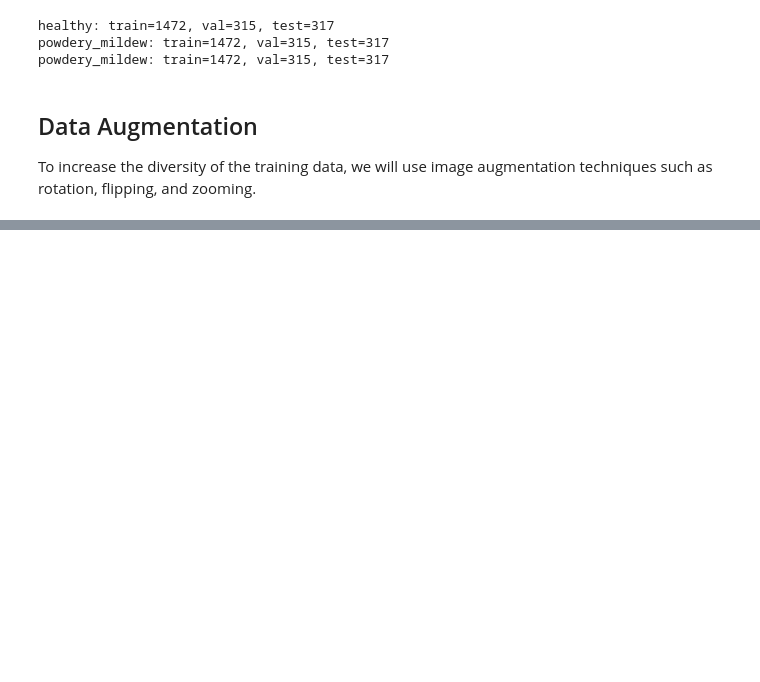
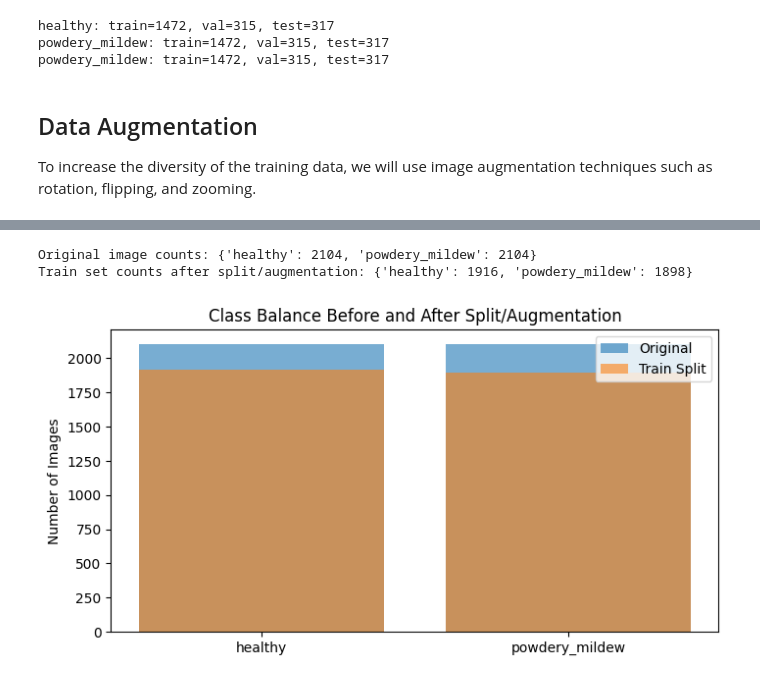
Before and after one commit to elhaj101/mildew-detector, a Jupyter notebook: jupyter_notebooks/DataCollection.ipynb, the cells around one changed output, grey strips where cells are left out. Cells and saved outputs as stored; diff of their text form; code cells hidden in the pictures; blank space fills up the shorter version.

```diff
--- a/jupyter_notebooks/DataCollection.ipynb
+++ b/jupyter_notebooks/DataCollection.ipynb
@@ -122,0 +104,27 @@ plt.show()
+# %%
+# Show class balance before and after augmentation
+from collections import Counter
+
+# Count original images
+orig_counts = {'healthy': len(healthy_images), 'powdery_mildew': len(mildew_images)}
+
+# Count images in split/train after augmentation (if augmentation was saved, otherwise just count train images)
+train_healthy = glob(os.path.join('../data/split/healthy/train', '*.JPG'))
+train_mildew = glob(os.path.join('../data/split/powdery_mildew/train', '*.JPG'))
+aug_counts = {'healthy': len(train_healthy), 'powdery_mildew': len(train_mildew)}
+
+print('Original image counts:', orig_counts)
+print('Train set counts after split/augmentation:', aug_counts)
+
+# Visualize class balance
+plt.figure(figsize=(8,4))
+plt.bar(orig_counts.keys(), orig_counts.values(), alpha=0.6, label='Original')
+plt.bar(aug_counts.keys(), aug_counts.values(), alpha=0.6, label='Train Split')
+plt.ylabel('Number of Images')
+plt.title('Class Balance Before and After Split/Augmentation')
+plt.legend()
+plt.show()
+# %% [output]
+Original image counts: {'healthy': 2104, 'powdery_mildew': 2104}
+Train set counts after split/augmentation: {'healthy': 1916, 'powdery_mildew': 1898}
+[figure, added]
```
Also changed, not shown: parts of 3 cells of this notebook, 1 other file.
